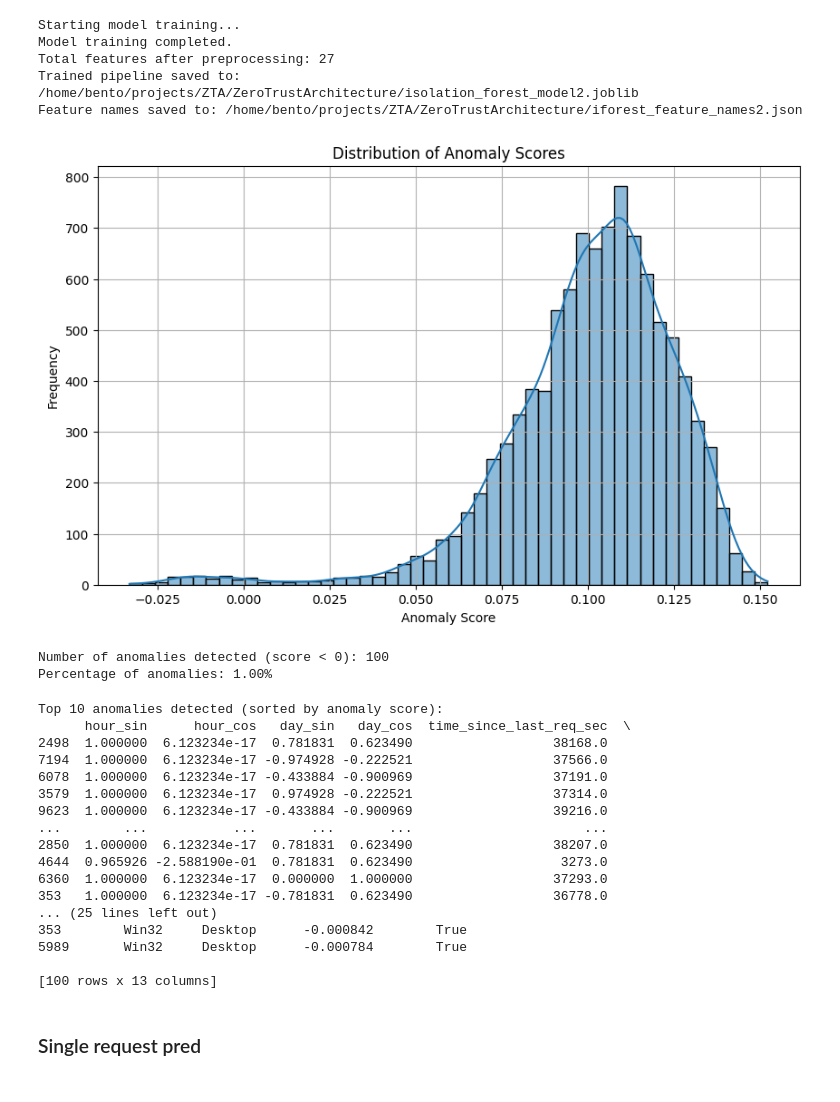
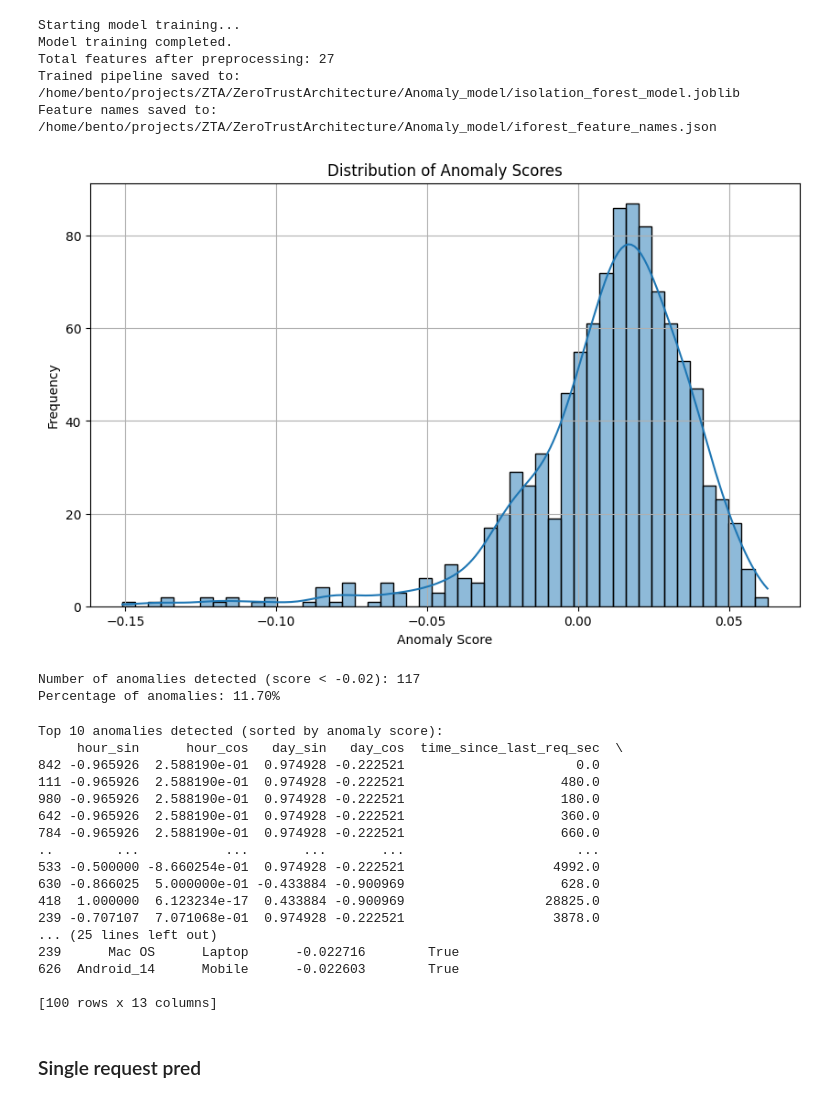
Before and after one commit to BentleyOph/ZTA, a Jupyter notebook: Anomaly_model/train.ipynb, the cells around one changed output. Cells and saved outputs as stored; diff of their text form; code cells hidden in the pictures.

Commit message:
changes to scoring in get_anomaly_score and retraining of model

```diff
--- a/Anomaly_model/train.ipynb
+++ b/Anomaly_model/train.ipynb
@@ -17,9 +17,9 @@ import time
 # %%
 # ACCESS_REQUESTS_FILE = os.path.join(os.path.dirname(os.getcwd()), 'access_requests.json')
 ACCESS_REQUESTS_FILE = os.path.join(os.getcwd(), 'training_requests.json')
-MODEL_SAVE_PATH         = os.path.join(os.path.dirname(os.getcwd()), 'isolation_forest_model2.joblib')
-PREPROCESSOR_SAVE_PATH  = os.path.join(os.path.dirname(os.getcwd()), 'iforest_preprocessor2.joblib')
-FEATURE_NAMES_SAVE_PATH = os.path.join(os.path.dirname(os.getcwd()), 'iforest_feature_names2.json')
+MODEL_SAVE_PATH         = os.path.join(os.getcwd(), 'isolation_forest_model.joblib')
+PREPROCESSOR_SAVE_PATH  = os.path.join(os.path.dirname(os.getcwd()), 'iforest_preprocessor.joblib')
+FEATURE_NAMES_SAVE_PATH = os.path.join(os.getcwd(), 'iforest_feature_names.json')
 POLICY_CONFIG_FILE = os.path.join(os.path.dirname(os.getcwd()), 'policyConfiguration.yml')
 # %%
 def load_data(filepath):
@@ -134,7 +134,7 @@ def train_model(X, numerical_features, categorical_features):
     # Contamination 'auto' is roughly 10%, adjust if needed, e.g., 0.01 for 1%
     model = IsolationForest(n_estimators=150,      # Increased estimators slightly
                             max_samples='auto',
-                            contamination=0.01, # Let the model estimate, or set explicitly (e.g., 0.05 for 5%)
+                            contamination='auto', # Let the model estimate, or set explicitly (e.g., 0.05 for 5%)
                             random_state=42,
                             n_jobs=-1)            # Use all available CPU cores
 
@@ -212,31 +212,31 @@ trained_pipeline, final_feature_names = train_model(features_df, num_cols, cat_c
 Starting model training...
 Model training completed.
 Total features after preprocessing: 27
-Trained pipeline saved to: /home/bento/projects/ZTA/ZeroTrustArchitecture/isolation_forest_model2.joblib
-Feature names saved to: /home/bento/projects/ZTA/ZeroTrustArchitecture/iforest_feature_names2.json
+Trained pipeline saved to: /home/bento/projects/ZTA/ZeroTrustArchitecture/Anomaly_model/isolation_forest_model.joblib
+Feature names saved to: /home/bento/projects/ZTA/ZeroTrustArchitecture/Anomaly_model/iforest_feature_names.json
 # %%
 anomaly_scores = trained_pipeline.decision_function(features_df)
 # %%
 
 plt.figure(figsize=(10, 6))
 sns.histplot(anomaly_scores, bins=50, kde=True)
 plt.title('Distribution of Anomaly Scores')
 plt.xlabel('Anomaly Score')
 plt.ylabel('Frequency')
 plt.grid(True)
 plt.show()
 
 # You can also define a threshold and see how many are considered anomalies
 # For Isolation Forest, scores are typically <= 0 for anomalies, with more negative being more anomalous.
 # A common threshold is 0, but this depends on the 'contamination' parameter and desired sensitivity.
-threshold = 0 # Example threshold
+threshold = -0.02 # Example threshold
 anomalies = anomaly_scores[anomaly_scores < threshold]
 print(f"Number of anomalies detected (score < {threshold}): {len(anomalies)}")
 print(f"Percentage of anomalies: {len(anomalies) / len(anomaly_scores) * 100:.2f}%")
 # %% [output]
-[figure, old version]
+[figure, new version]
-Number of anomalies detected (score < 0): 100
-Percentage of anomalies: 1.00%
+Number of anomalies detected (score < -0.02): 117
+Percentage of anomalies: 11.70%
 # %%
 _access_requests_df_cache = None
 _access_requests_mtime = 0
@@ -268,20 +268,20 @@ top_anomalies = results_df[results_df['is_anomaly']].sort_values(by='anomaly_sco
 print(f"Top 10 anomalies detected (sorted by anomaly score):\n{top_anomalies.head(100)}")
 # %% [output]
 Top 10 anomalies detected (sorted by anomaly score):
-      hour_sin      hour_cos   day_sin   day_cos  time_since_last_req_sec  \
-2498  1.000000  6.123234e-17  0.781831  0.623490                  38168.0
-7194  1.000000  6.123234e-17 -0.974928 -0.222521                  37566.0
-6078  1.000000  6.123234e-17 -0.433884 -0.900969                  37191.0
-3579  1.000000  6.123234e-17  0.974928 -0.222521                  37314.0
-9623  1.000000  6.123234e-17 -0.433884 -0.900969                  39216.0
-...        ...           ...       ...       ...                      ...
-2850  1.000000  6.123234e-17  0.781831  0.623490                  38207.0
-4644  0.965926 -2.588190e-01  0.781831  0.623490                   3273.0
-6360  1.000000  6.123234e-17  0.000000  1.000000                  37293.0
-353   1.000000  6.123234e-17 -0.781831  0.623490                  36778.0
+     hour_sin      hour_cos   day_sin   day_cos  time_since_last_req_sec  \
+842 -0.965926  2.588190e-01  0.974928 -0.222521                      0.0
+111 -0.965926  2.588190e-01  0.974928 -0.222521                    480.0
+980 -0.965926  2.588190e-01  0.974928 -0.222521                    180.0
+642 -0.965926  2.588190e-01  0.974928 -0.222521                    360.0
+784 -0.965926  2.588190e-01  0.974928 -0.222521                    660.0
+..        ...           ...       ...       ...                      ...
+533 -0.500000 -8.660254e-01  0.974928 -0.222521                   4992.0
+630 -0.866025  5.000000e-01 -0.433884 -0.900969                    628.0
+418  1.000000  6.123234e-17  0.433884 -0.900969                  28825.0
+239 -0.707107  7.071068e-01  0.974928 -0.222521                   3878.0
 ... (25 lines left out)
-353        Win32     Desktop      -0.000842        True
-5989       Win32     Desktop      -0.000784        True
+239      Mac OS      Laptop      -0.022716        True
+626  Android_14      Mobile      -0.022603        True
 
 [100 rows x 13 columns]
 # %% [markdown]
```
Also changed, not shown: parts of 4 cells of this notebook, 8 other files.
